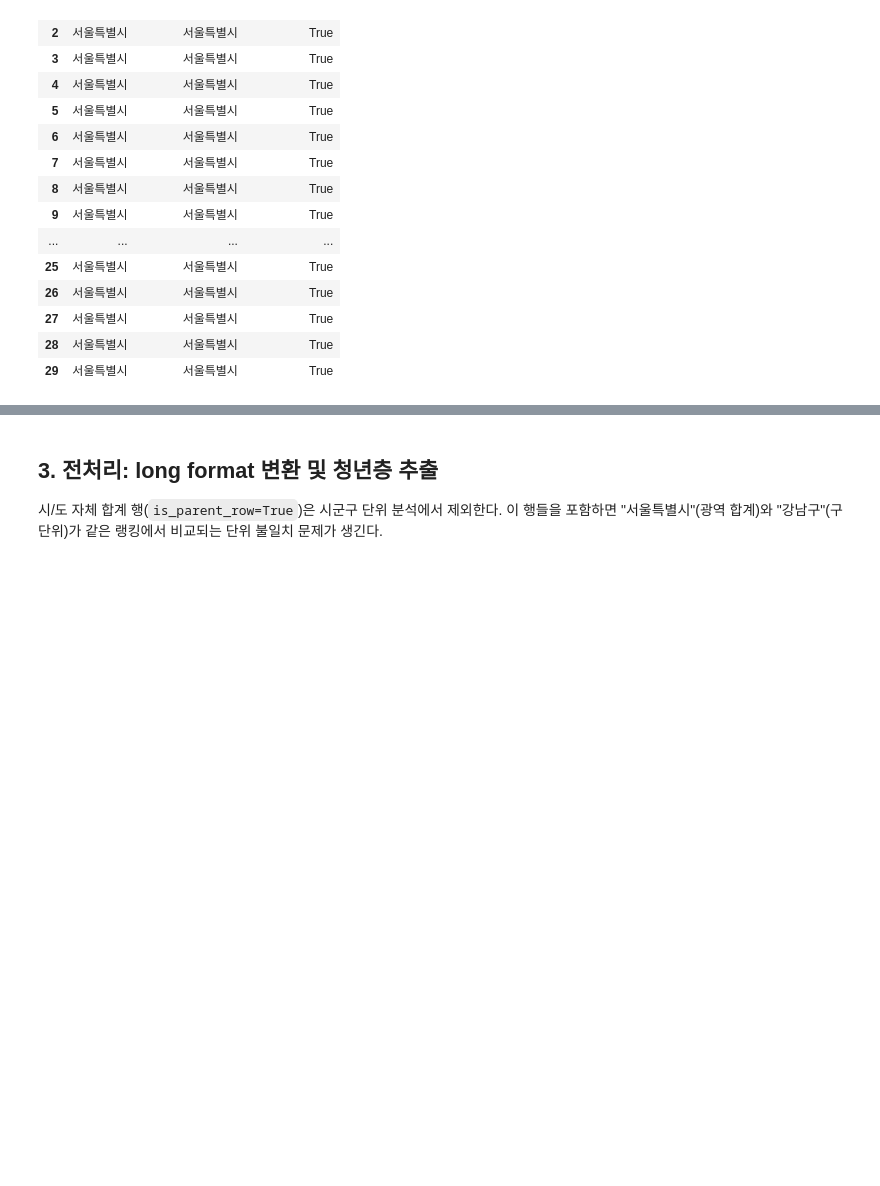
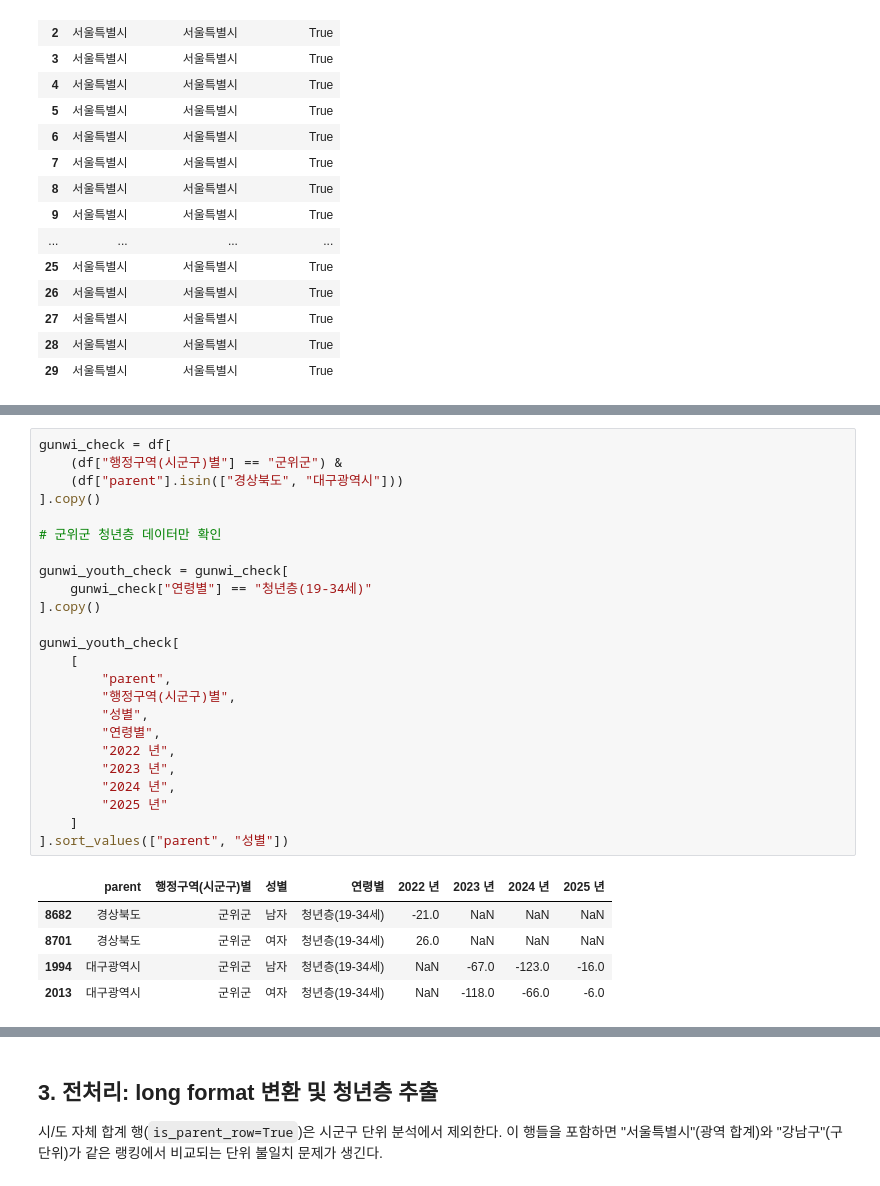
Before and after one commit to bbung-chu/youth-population-outflow-analysis, a Jupyter notebook: notebooks/01_youth_net_migration_analysis.ipynb, the cells around one changed output, grey strips where cells are left out. Drawn from its saved outputs; the diff is of its cells as text; blank space fills up the shorter version.

```diff
--- a/notebooks/01_youth_net_migration_analysis.ipynb
+++ b/notebooks/01_youth_net_migration_analysis.ipynb
@@ -105,0 +96,30 @@ df[["parent", "행정구역(시군구)별", "is_parent_row"]].head(30)
+# %%
+gunwi_check = df[
+    (df["행정구역(시군구)별"] == "군위군") &
+    (df["parent"].isin(["경상북도", "대구광역시"]))
+].copy()
+
+# 군위군 청년층 데이터만 확인
+
+gunwi_youth_check = gunwi_check[
+    gunwi_check["연령별"] == "청년층(19-34세)"
+].copy()
+
+gunwi_youth_check[
+    [
+        "parent",
+        "행정구역(시군구)별",
+        "성별",
+        "연령별",
+        "2022 년",
+        "2023 년",
+        "2024 년",
+        "2025 년"
+    ]
+].sort_values(["parent", "성별"])
+# %% [output]
+|  | parent | 행정구역(시군구)별 | 성별 | 연령별 | 2022 년 | 2023 년 | 2024 년 | 2025 년 |
+| 8682 | 경상북도 | 군위군 | 남자 | 청년층(19-34세) | -21.0 | NaN | NaN | NaN |
+| 8701 | 경상북도 | 군위군 | 여자 | 청년층(19-34세) | 26.0 | NaN | NaN | NaN |
+| 1994 | 대구광역시 | 군위군 | 남자 | 청년층(19-34세) | NaN | -67.0 | -123.0 | -16.0 |
+| 2013 | 대구광역시 | 군위군 | 여자 | 청년층(19-34세) | NaN | -118.0 | -66.0 | -6.0 |
```
Also changed, not shown: parts of 22 cells of this notebook, 6 other files.
